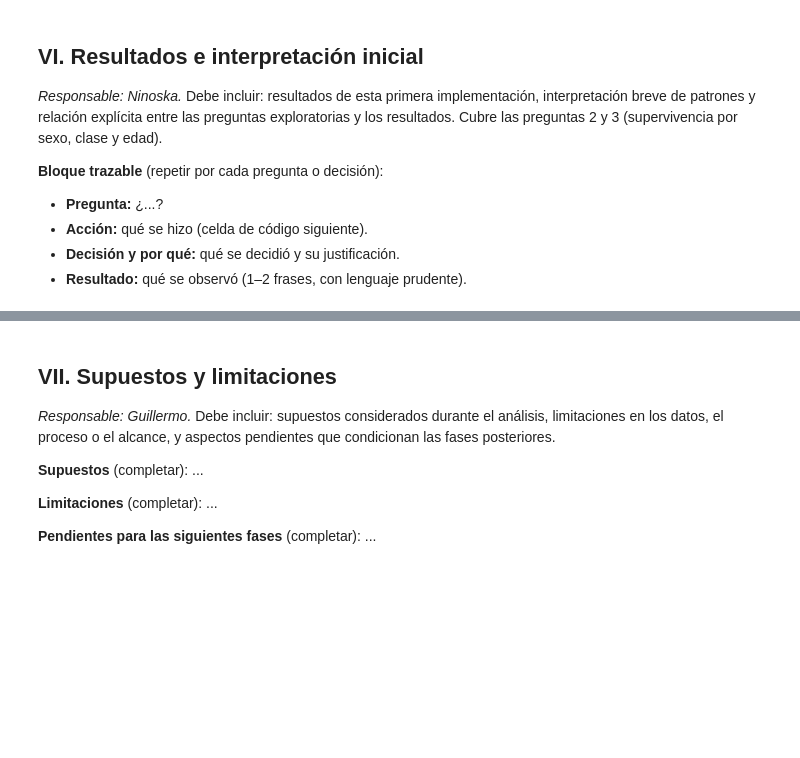
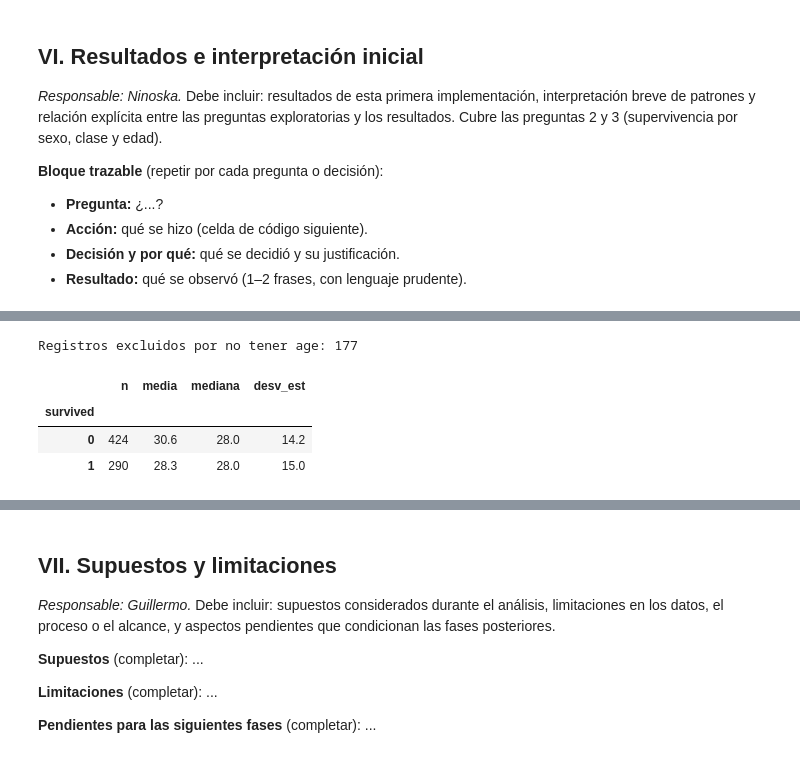
Before and after one commit to fdiaztoro/proyecto-grupo4-mcdi503, a Jupyter notebook: notebooks/mcdi503_f1_sumativo_grupo4.ipynb, the cells around one changed output, grey strips where cells are left out. Cells and saved outputs as stored; diff of their text form; code cells hidden in the pictures; blank space fills up the shorter version.

```diff
--- a/notebooks/mcdi503_f1_sumativo_grupo4.ipynb
+++ b/notebooks/mcdi503_f1_sumativo_grupo4.ipynb
@@ -451,0 +496,14 @@ Tasa de supervivencia según disponibilidad del dato:
+# %%
+con_edad = titanic_eda.loc[~titanic_eda["age_missing"]]
+
+resumen_edad_supervivencia = con_edad.groupby("survived")["age"].agg(
+    n="size", media="mean", mediana="median", desv_est="std"
+).round(1)
+print(f"Registros excluidos por no tener age: {titanic_eda['age_missing'].sum()}")
+resumen_edad_supervivencia
+# %% [output]
+Registros excluidos por no tener age: 177
+|  | n | media | mediana | desv_est |
+| survived |  |  |  |  |
+| 0 | 424 | 30.6 | 28.0 | 14.2 |
+| 1 | 290 | 28.3 | 28.0 | 15.0 |
```
Also changed, not shown: parts of 9 cells of this notebook.
